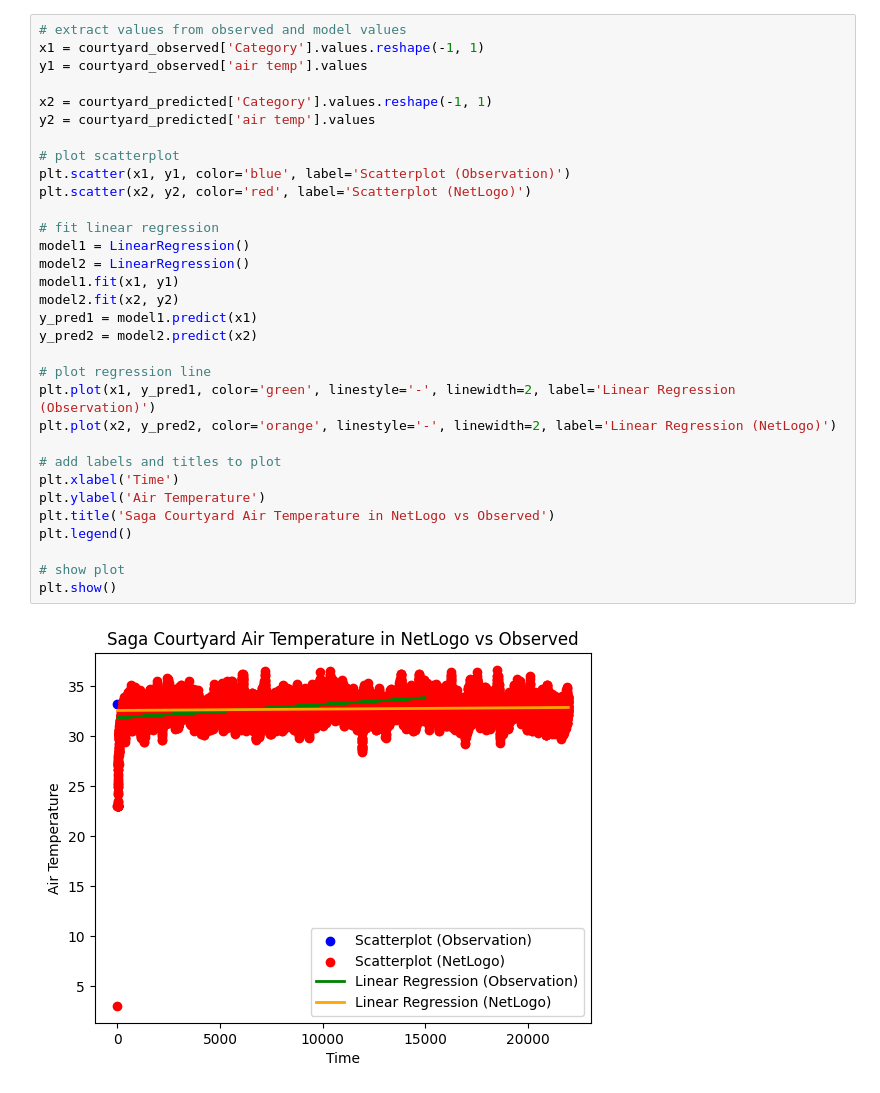
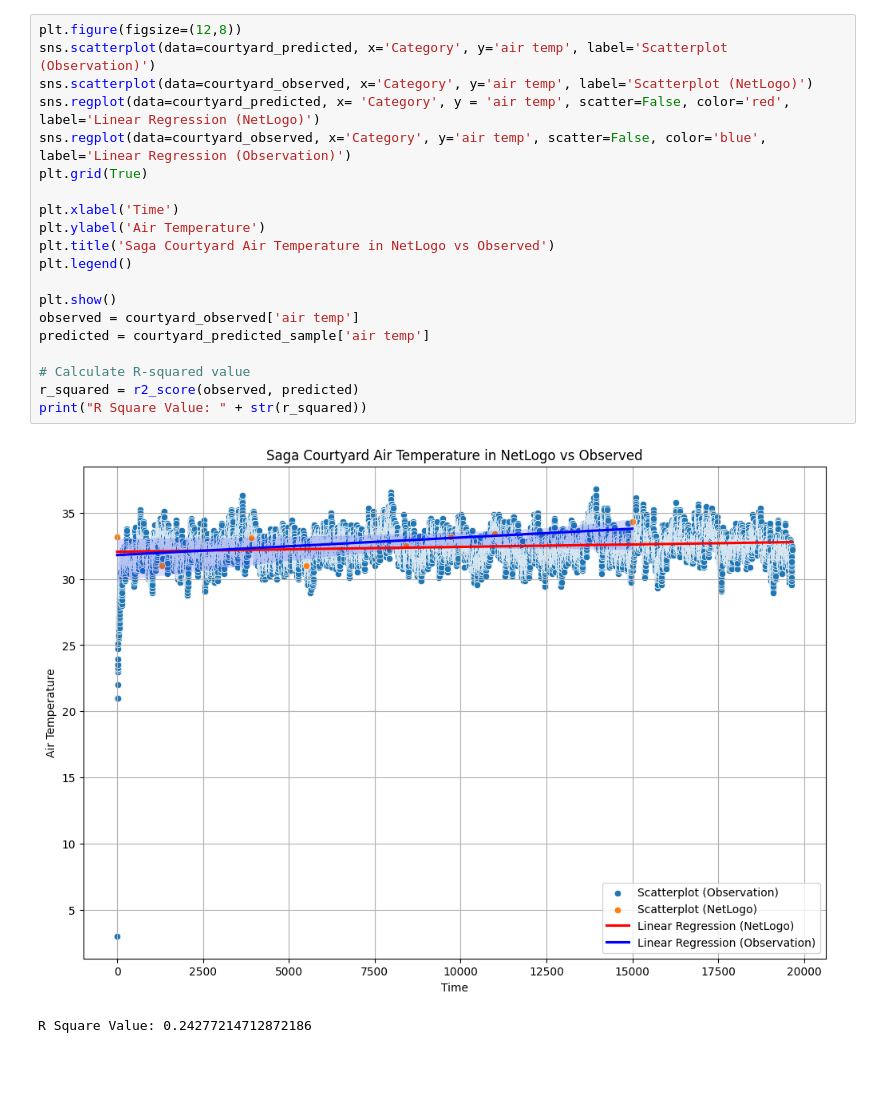
Before and after one commit to yleeyilin/netlogo, a Jupyter notebook: historical/courtyardValidation.ipynb, the cells around one changed output. Drawn from its saved outputs; the diff is of its cells as text; blank space fills up the shorter version.

Commit message:
Add scatterplot

```diff
--- a/historical/courtyardValidation.ipynb
+++ b/historical/courtyardValidation.ipynb
@@ -35,34 +35,23 @@ courtyard_predicted.head()
-# %%
-# extract values from observed and model values
-x1 = courtyard_observed['Category'].values.reshape(-1, 1)
-y1 = courtyard_observed['air temp'].values
-
-x2 = courtyard_predicted['Category'].values.reshape(-1, 1)
-y2 = courtyard_predicted['air temp'].values
-
-# plot scatterplot
-plt.scatter(x1, y1, color='blue', label='Scatterplot (Observation)')
-plt.scatter(x2, y2, color='red', label='Scatterplot (NetLogo)')
-
-# fit linear regression
-model1 = LinearRegression()
-model2 = LinearRegression()
-model1.fit(x1, y1)
-model2.fit(x2, y2)
-y_pred1 = model1.predict(x1)
-y_pred2 = model2.predict(x2)
-
-# plot regression line
-plt.plot(x1, y_pred1, color='green', linestyle='-', linewidth=2, label='Linear Regression (Observation)')
-plt.plot(x2, y_pred2, color='orange', linestyle='-', linewidth=2, label='Linear Regression (NetLogo)')
-
-# add labels and titles to plot
-plt.xlabel('Time')
-plt.ylabel('Air Temperature')
-plt.title('Saga Courtyard Air Temperature in NetLogo vs Observed')
-plt.legend()
-
-# show plot
-plt.show()
-# %% [output]
-[figure, removed]
+# %%
+plt.figure(figsize=(12,8))
+sns.scatterplot(data=courtyard_predicted, x='Category', y='air temp', label='Scatterplot (Observation)')
+sns.scatterplot(data=courtyard_observed, x='Category', y='air temp', label='Scatterplot (NetLogo)')
+sns.regplot(data=courtyard_predicted, x= 'Category', y = 'air temp', scatter=False, color='red', label='Linear Regression (NetLogo)')
+sns.regplot(data=courtyard_observed, x='Category', y='air temp', scatter=False, color='blue', label='Linear Regression (Observation)')
+plt.grid(True)
+
+plt.xlabel('Time')
+plt.ylabel('Air Temperature')
+plt.title('Saga Courtyard Air Temperature in NetLogo vs Observed')
+plt.legend()
+
+plt.show()
+observed = courtyard_observed['air temp']
+predicted = courtyard_predicted_sample['air temp']
+
+# Calculate R-squared value
+r_squared = r2_score(observed, predicted)
+print("R Square Value: " + str(r_squared))
+# %% [output]
+[figure, added]
+R Square Value: 0.24277214712872186
```
Also changed, not shown: parts of 6 cells of this notebook, 10 other files.
